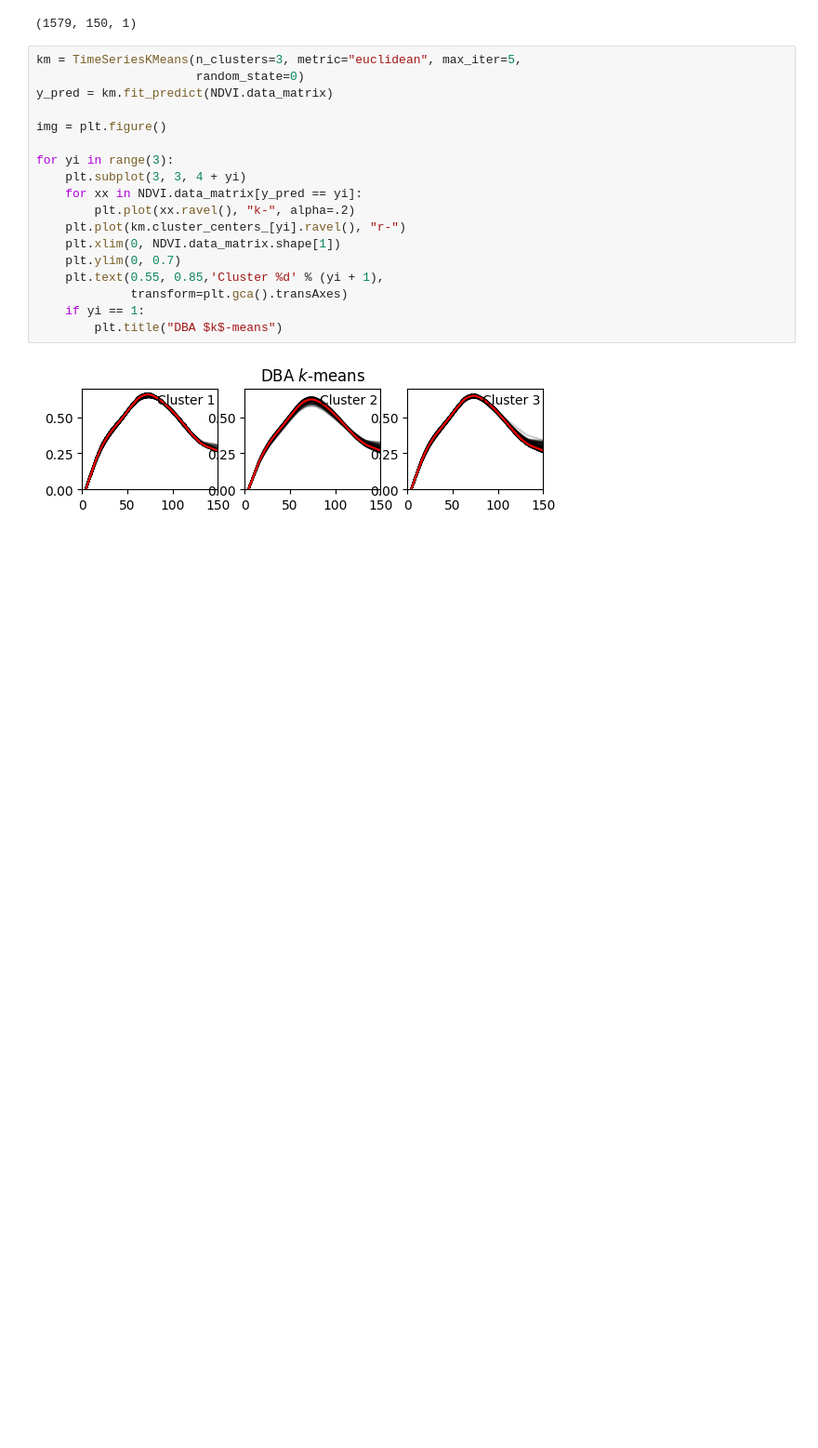
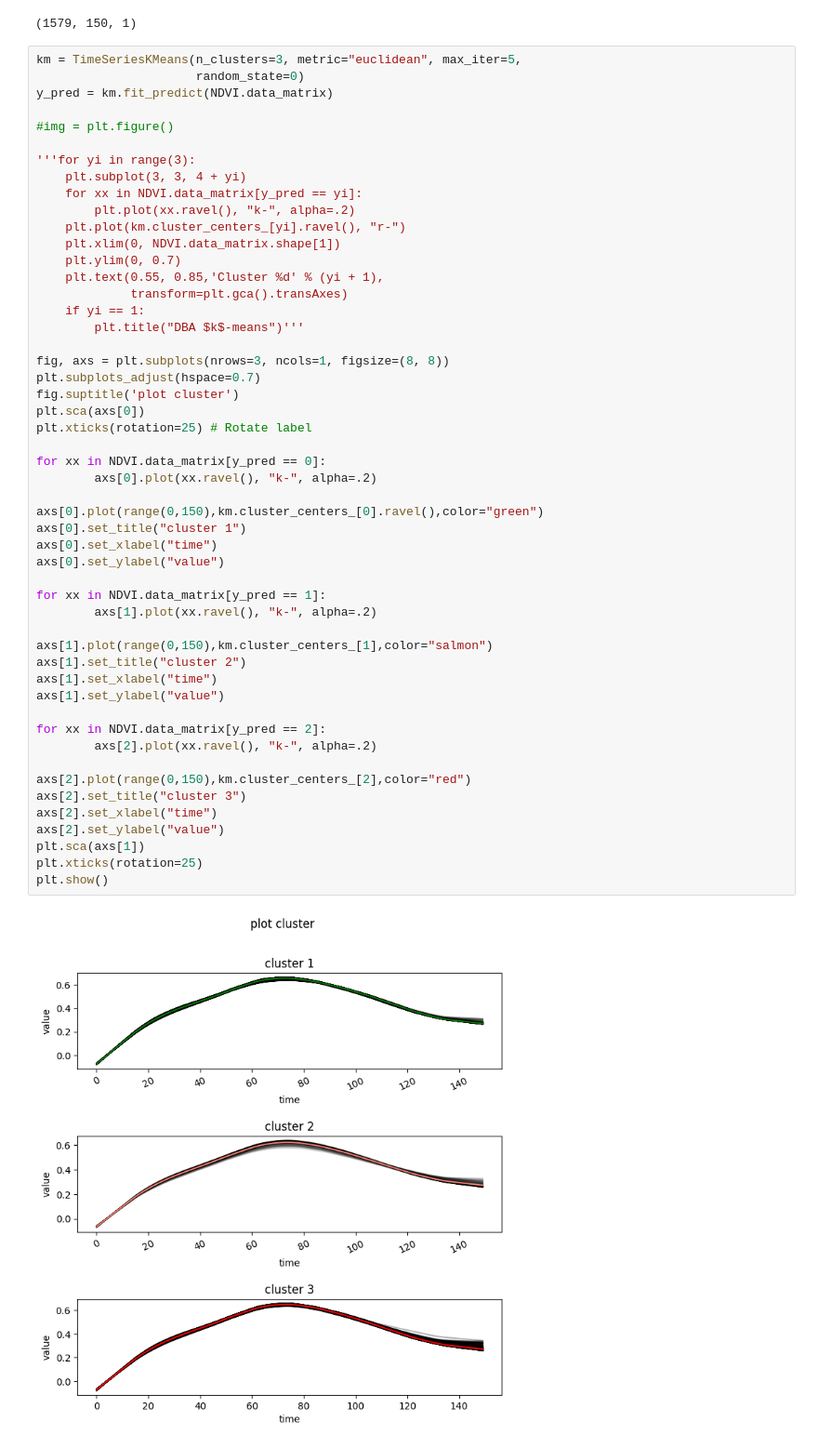
Before and after one commit to Simone-Scalella/BigDataProject, a Jupyter notebook: BigDataProject.ipynb, the cells around one changed output. Shown at 93% size. Cells and saved outputs as stored; diff of their text form; blank space fills up the shorter version.

```diff
--- a/BigDataProject.ipynb
+++ b/BigDataProject.ipynb
@@ -24,20 +26,53 @@ print(NDVI.data_matrix.shape)
 # %%
 km = TimeSeriesKMeans(n_clusters=3, metric="euclidean", max_iter=5,
                       random_state=0)
 y_pred = km.fit_predict(NDVI.data_matrix)
 
-img = plt.figure()
+#img = plt.figure()
 
-for yi in range(3):
+'''for yi in range(3):
     plt.subplot(3, 3, 4 + yi)
     for xx in NDVI.data_matrix[y_pred == yi]:
         plt.plot(xx.ravel(), "k-", alpha=.2)
     plt.plot(km.cluster_centers_[yi].ravel(), "r-")
     plt.xlim(0, NDVI.data_matrix.shape[1])
     plt.ylim(0, 0.7)
     plt.text(0.55, 0.85,'Cluster %d' % (yi + 1),
              transform=plt.gca().transAxes)
     if yi == 1:
-        plt.title("DBA $k$-means")
+        plt.title("DBA $k$-means")'''
+
+fig, axs = plt.subplots(nrows=3, ncols=1, figsize=(8, 8))
+plt.subplots_adjust(hspace=0.7)
+fig.suptitle('plot cluster')
+plt.sca(axs[0])
+plt.xticks(rotation=25) # Rotate label
+
+for xx in NDVI.data_matrix[y_pred == 0]:
+        axs[0].plot(xx.ravel(), "k-", alpha=.2)
+
+axs[0].plot(range(0,150),km.cluster_centers_[0].ravel(),color="green")
+axs[0].set_title("cluster 1")
+axs[0].set_xlabel("time")
+axs[0].set_ylabel("value")
+
+for xx in NDVI.data_matrix[y_pred == 1]:
+        axs[1].plot(xx.ravel(), "k-", alpha=.2)
+
+axs[1].plot(range(0,150),km.cluster_centers_[1],color="salmon")
+axs[1].set_title("cluster 2")
+axs[1].set_xlabel("time")
+axs[1].set_ylabel("value")
+
+for xx in NDVI.data_matrix[y_pred == 2]:
+        axs[2].plot(xx.ravel(), "k-", alpha=.2)
+
+axs[2].plot(range(0,150),km.cluster_centers_[2],color="red")
+axs[2].set_title("cluster 3")
+axs[2].set_xlabel("time")
+axs[2].set_ylabel("value")
+plt.sca(axs[1])
+plt.xticks(rotation=25)
+plt.show()
 # %% [output]
-[figure, old version]
+[figure, new version]
```
Also changed, not shown: parts of 18 cells of this notebook, 3 other files.
